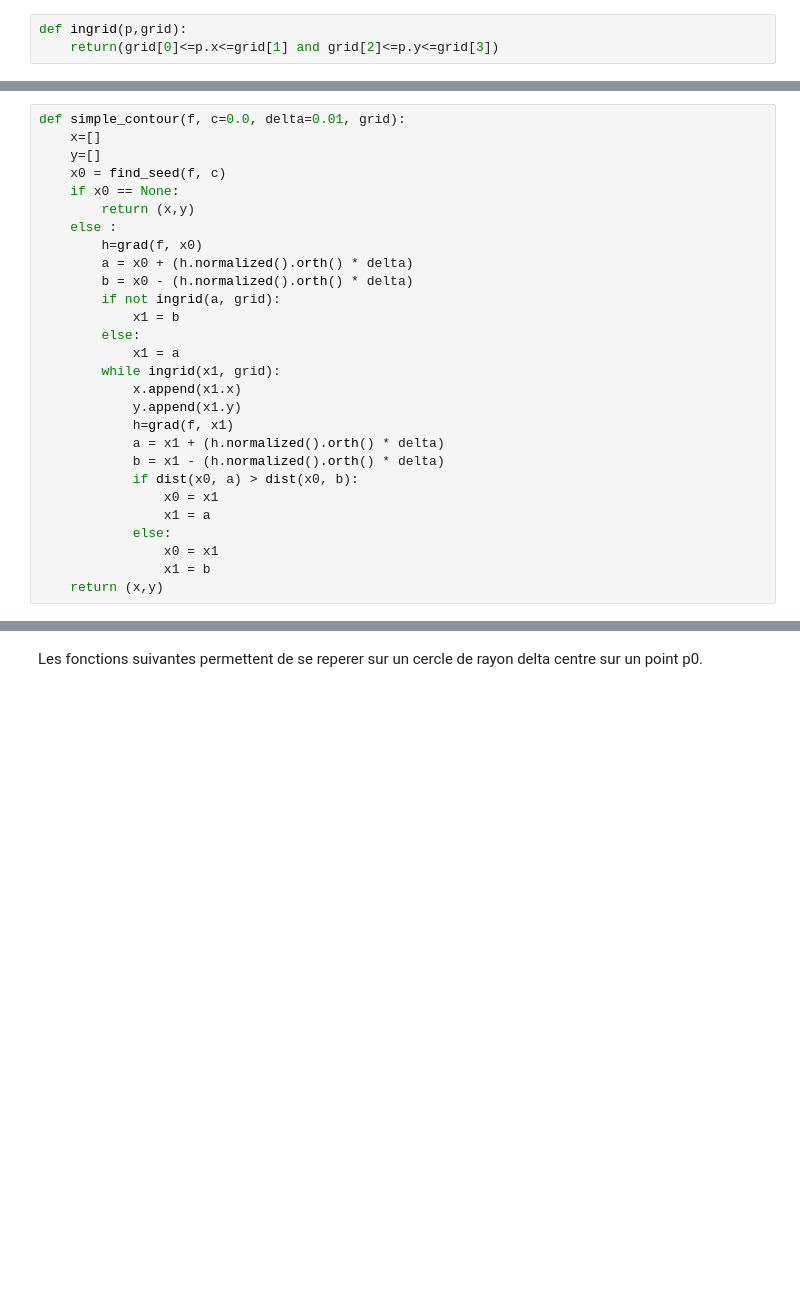
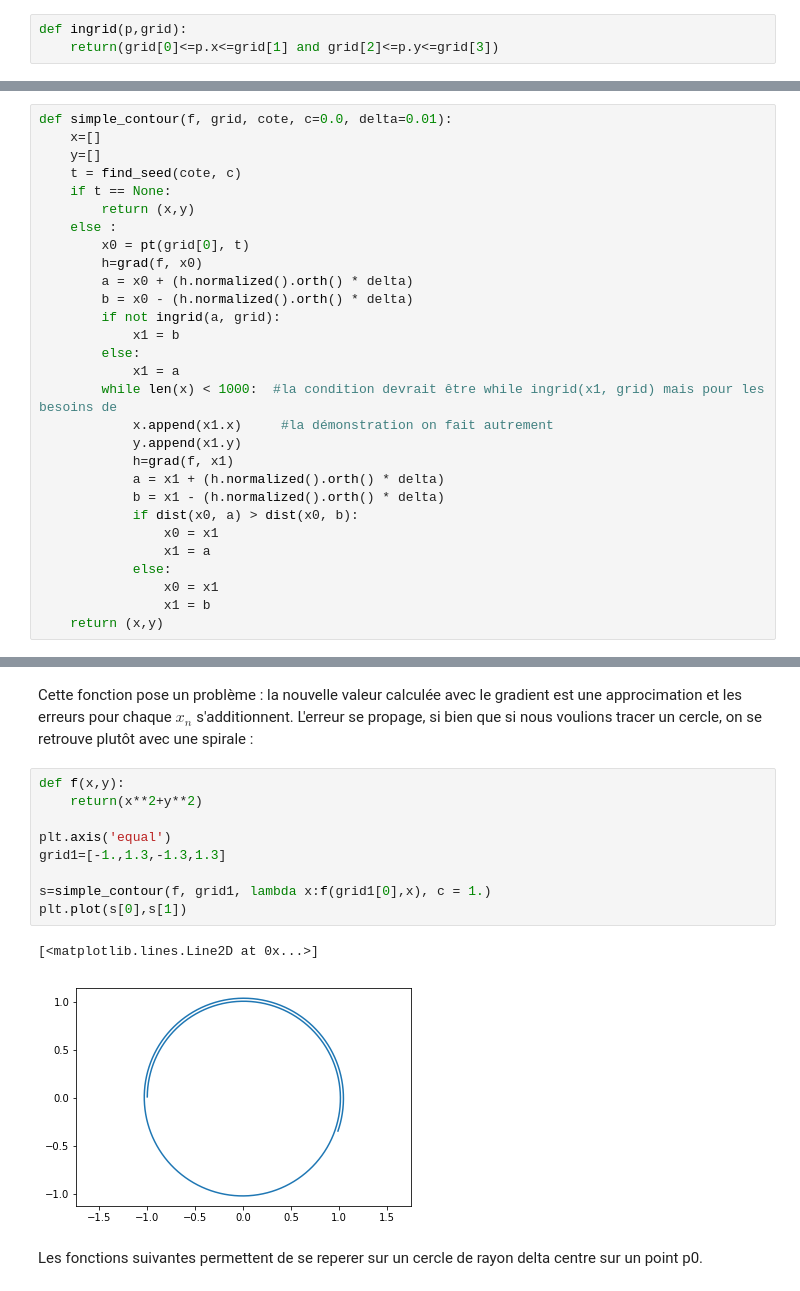
Before and after one commit to jeremycostanzo/lignes-de-niveau, a Jupyter notebook: lignes_de_niveau_2D.ipynb, the cells around one changed output, grey strips where cells are left out. Cells and saved outputs as stored; diff of their text form; blank space fills up the shorter version.

Commit message:
exemple pb gradient

```diff
--- a/lignes_de_niveau_2D.ipynb
+++ b/lignes_de_niveau_2D.ipynb
@@ -132,11 +132,12 @@ la direction de l'orthogonal au gradient en $x_{n}$.
 # %%
-def simple_contour(f, c=0.0, delta=0.01, grid):
+def simple_contour(f, grid, cote, c=0.0, delta=0.01):
     x=[]
     y=[]
-    x0 = find_seed(f, c)
-    if x0 == None:
+    t = find_seed(cote, c)
+    if t == None:
         return (x,y)
     else :
+        x0 = pt(grid[0], t)
         h=grad(f, x0)
         a = x0 + (h.normalized().orth() * delta)
         b = x0 - (h.normalized().orth() * delta)
@@ -144,8 +145,8 @@ def simple_contour(f, c=0.0, delta=0.01, grid):
             x1 = b
         else:
             x1 = a
-        while ingrid(x1, grid):
-            x.append(x1.x)
+        while len(x) < 1000:  #la condition devrait être while ingrid(x1, grid) mais pour les besoins de
+            x.append(x1.x)     #la démonstration on fait autrement
             y.append(x1.y)
             h=grad(f, x1)
             a = x1 + (h.normalized().orth() * delta)
@@ -162,3 +161,17 @@ SyntaxError: non-default argument follows default argument (<ipython-input-38-fa
+# %% [markdown]
+Cette fonction pose un problème : la nouvelle valeur calculée avec le gradient est une approcimation et les erreurs pour chaque $x_{n}$ s'additionnent. L'erreur se propage, si bien que si nous voulions tracer un cercle, on se retrouve plutôt avec une spirale :
+# %%
+def f(x,y):
+    return(x**2+y**2)
+
+plt.axis('equal')
+grid1=[-1.,1.3,-1.3,1.3]
+
+s=simple_contour(f, grid1, lambda x:f(grid1[0],x), c = 1.)
+plt.plot(s[0],s[1])
+# %% [output]
+[<matplotlib.lines.Line2D at 0x...>]
+[figure, added]
 # %% [markdown]
 Les fonctions suivantes permettent de se reperer sur un cercle de rayon delta centre sur un point p0.
 # %%
```
Also changed, not shown: parts of 4 cells of this notebook.
